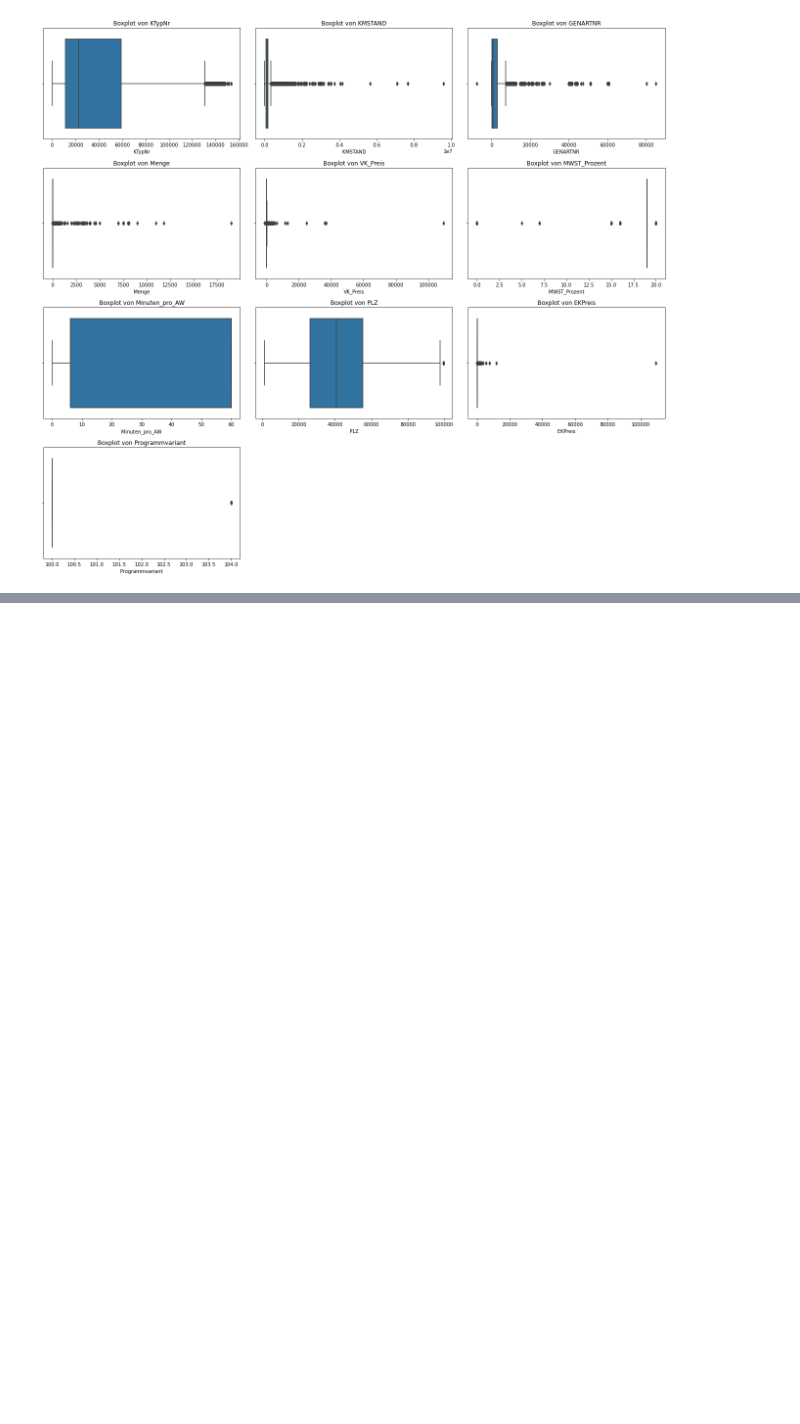
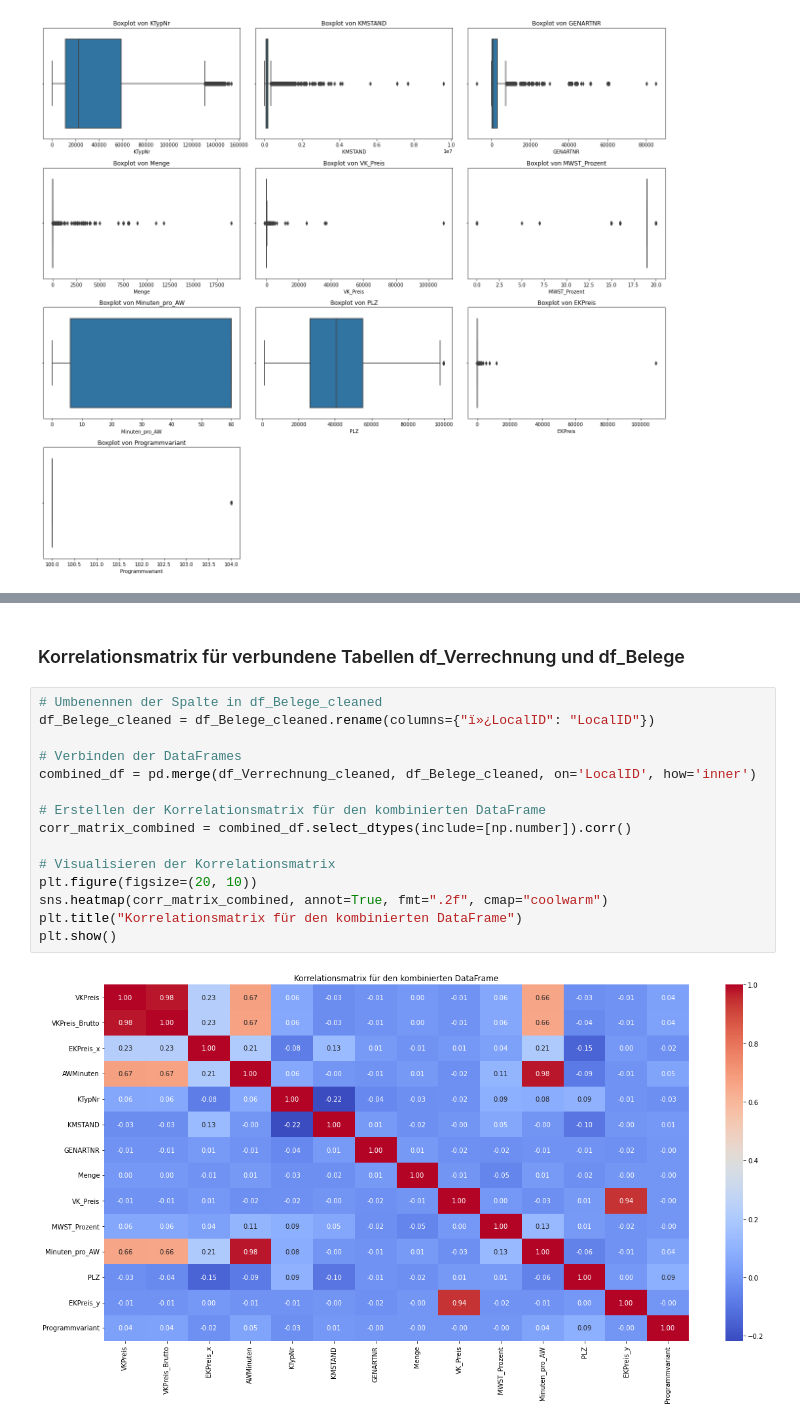
Before and after one commit to William-Zhang-26/BI-Analytics-Topmotive, a Jupyter notebook: Projekt_Topmotive.ipynb, the cells around one changed output, grey strips where cells are left out. Drawn from its saved outputs; the diff is of its cells as text; blank space fills up the shorter version.

```diff
--- a/Projekt_Topmotive.ipynb
+++ b/Projekt_Topmotive.ipynb
@@ -867,0 +903,19 @@ plt.show()
+# %% [markdown]
+### Korrelationsmatrix für verbundene Tabellen df_Verrechnung und df_Belege
+# %%
+# Umbenennen der Spalte in df_Belege_cleaned
+df_Belege_cleaned = df_Belege_cleaned.rename(columns={"ï»¿LocalID": "LocalID"})
+
+# Verbinden der DataFrames
+combined_df = pd.merge(df_Verrechnung_cleaned, df_Belege_cleaned, on='LocalID', how='inner')
+
+# Erstellen der Korrelationsmatrix für den kombinierten DataFrame
+corr_matrix_combined = combined_df.select_dtypes(include=[np.number]).corr()
+
+# Visualisieren der Korrelationsmatrix
+plt.figure(figsize=(20, 10))
+sns.heatmap(corr_matrix_combined, annot=True, fmt=".2f", cmap="coolwarm")
+plt.title("Korrelationsmatrix für den kombinierten DataFrame")
+plt.show()
+# %% [output]
+[figure, added]
```
Also changed, not shown: parts of 6 cells of this notebook.
